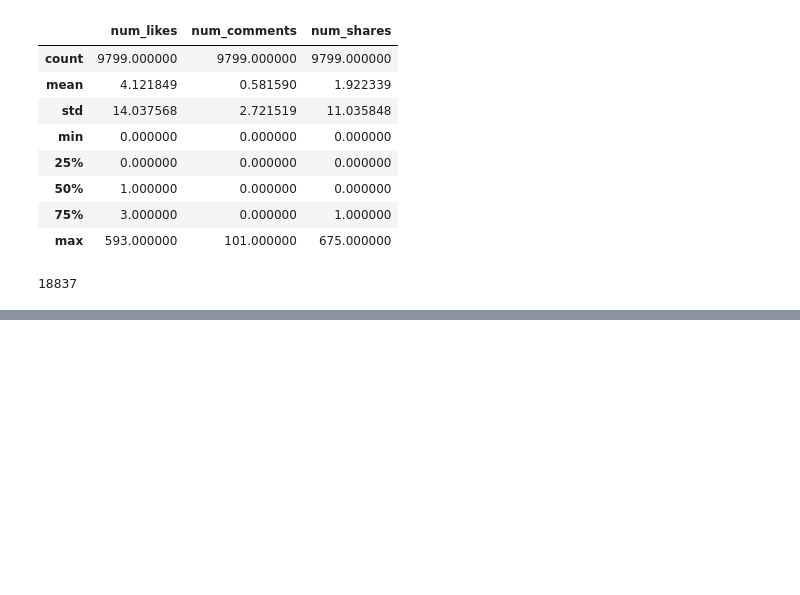
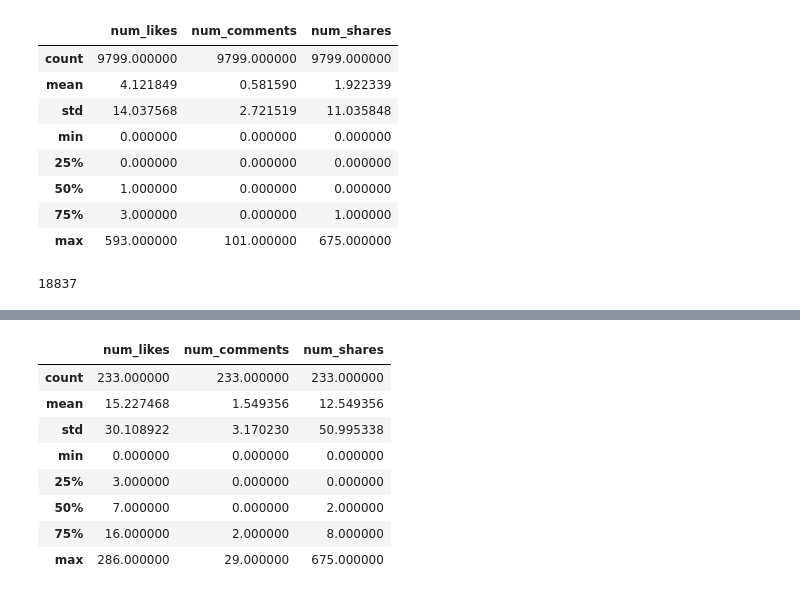
Before and after one commit to marcogoldin/data_science, a Jupyter notebook: com_venezia_facebook/Comune di Venezia, analisi facebook newsfeed 2009-2016.ipynb, the cells around one changed output, grey strips where cells are left out. Cells and saved outputs as stored; diff of their text form; code cells hidden in the pictures; blank space fills up the shorter version.

```diff
--- a/com_venezia_facebook/Comune di Venezia, analisi facebook newsfeed 2009-2016.ipynb
+++ b/com_venezia_facebook/Comune di Venezia, analisi facebook newsfeed 2009-2016.ipynb
@@ -60,0 +83,12 @@ Name: num_comments, dtype: bool
+# %%
+video.describe()
+# %% [output]
+|  | num_likes | num_comments | num_shares |
+| count | 233.000000 | 233.000000 | 233.000000 |
+| mean | 15.227468 | 1.549356 | 12.549356 |
+| std | 30.108922 | 3.170230 | 50.995338 |
+| min | 0.000000 | 0.000000 | 0.000000 |
+| 25% | 3.000000 | 0.000000 | 0.000000 |
+| 50% | 7.000000 | 0.000000 | 2.000000 |
+| 75% | 16.000000 | 2.000000 | 8.000000 |
+| max | 286.000000 | 29.000000 | 675.000000 |
```
Also changed, not shown: parts of 7 cells of this notebook.
